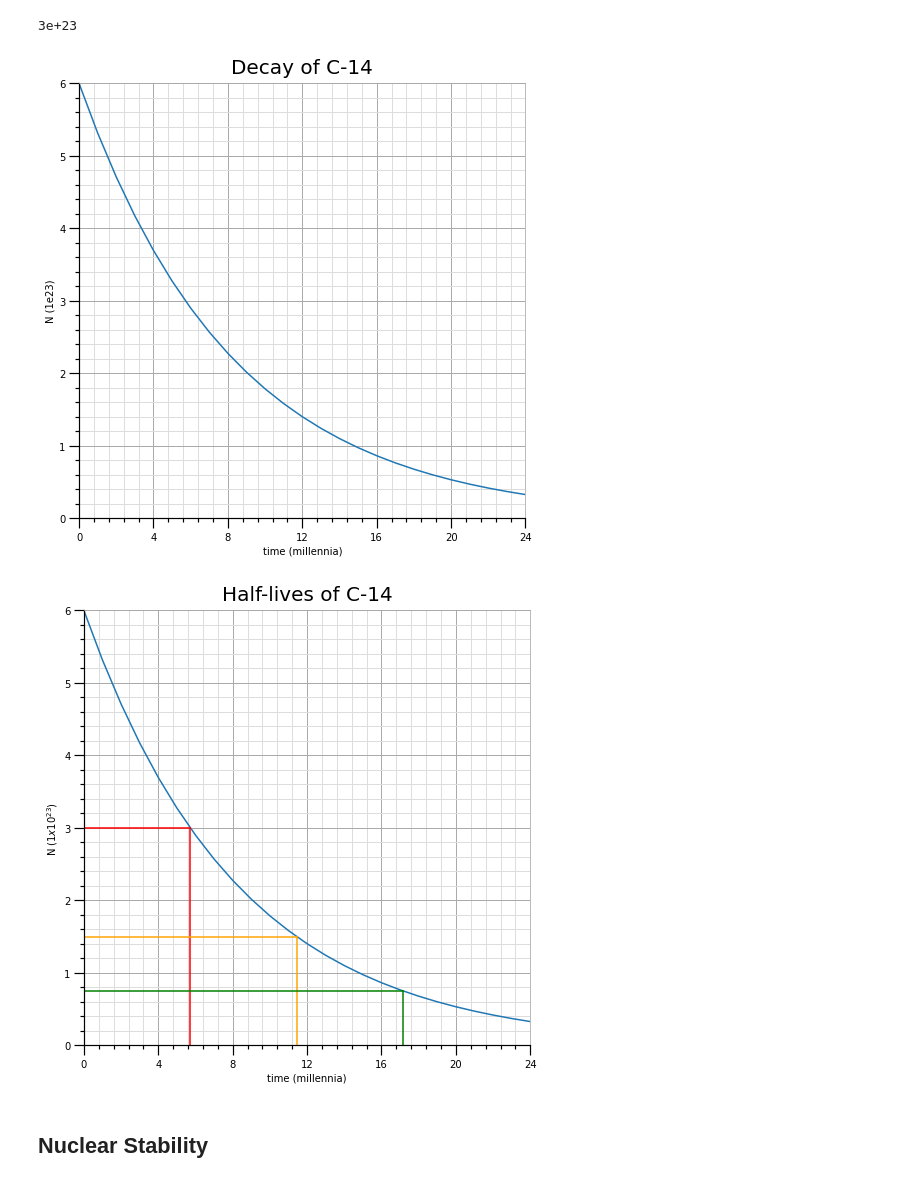
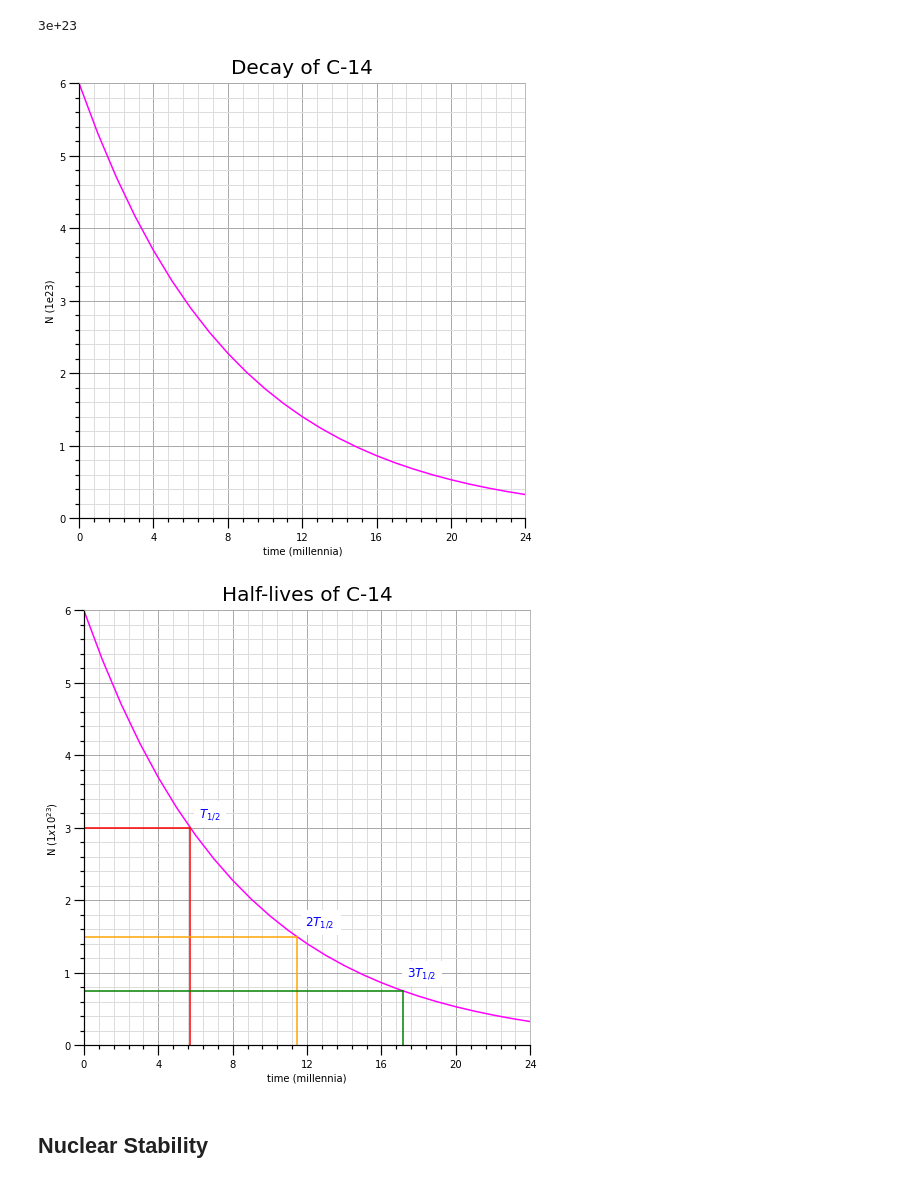
Before and after one commit to alexander-neville/docs, a Jupyter notebook: physics/calculations.ipynb, the cells around one changed output. Saved outputs shown, nothing was run; the diff lists cells and outputs as text; code cells hidden in the pictures.

Commit message:
several new graphs

```diff
--- a/physics/calculations.ipynb
+++ b/physics/calculations.ipynb
@@ -1,14 +1,20 @@
 # %% [markdown]
 # Imports
 # %%
+import csv
 import matplotlib
 import matplotlib.pyplot as plt
 from matplotlib.ticker import (MultipleLocator, AutoMinorLocator, FormatStrFormatter)
+import numpy as np
 import pandas as pd
-import numpy as np
 import math
 import unicodedata
 
 matplotlib.interactive(True)
 plt.ion()
 matplotlib.is_interactive()
+
+
+def text(x, y, text):
+    ax.text(x, y, text, backgroundcolor="white",
+            ha='center', va='top', weight='bold', color='blue', fontsize="large")
@@ -99,10 +103,10 @@ ax.set_ylabel("N (1e23)")
 
 t_vals = np.arange(25) * 1000
 N_vals = [exp_decay(N0, dec_const, i * 365.25 * 24 * 3600) for i in t_vals]
-ax.plot(t_vals, N_vals)
+ax.plot(t_vals, N_vals, color="magenta")
 plt.savefig("./images/c-14_decay.png", facecolor="#ffffff")
 # %% [output]
-[figure, old version]
+[figure, new version]
 # %%
 # setup the plot, add a figure and a set of axis
 f = plt.figure()
@@ -141,35 +145,42 @@ def major_y_tick(y, pos):
 
 ax.xaxis.set_major_locator(MultipleLocator(4000))
 ax.xaxis.set_minor_locator(AutoMinorLocator(5))
 ax.yaxis.set_major_locator(MultipleLocator(1e+23))
 ax.yaxis.set_minor_locator(AutoMinorLocator(5))
 ax.xaxis.set_minor_formatter(minor_x_tick)
 ax.xaxis.set_major_formatter(major_x_tick)
 ax.yaxis.set_minor_formatter(minor_y_tick)
 ax.yaxis.set_major_formatter(major_y_tick)
 
 ax.tick_params(which='minor', width=1.2, length=4, color="#000000")
 ax.tick_params(which='major', width=1.2, length=10, color="#000000")
 ax.grid(which="major", linewidth=1, color='#aaaaaa', linestyle="-")
 ax.grid(which="minor", linewidth=1, color='#dddddd', linestyle="-")
 
 ax.set_title("Half-lives of C-14", fontsize=20, verticalalignment='bottom')
 ax.set_xlabel("time (millennia)")
 ax.set_ylabel("N ($1 x 10^{23}$)")
 
 t_vals = np.arange(25) * 1000
 N_vals = [exp_decay(N0, dec_const, i * 365.25 * 24 * 3600) for i in t_vals]
-ax.plot(t_vals, N_vals)
+ax.plot(t_vals, N_vals, color="magenta")
 ax.plot([0, t_half_yrs], [exp_decay(N0, dec_const, t_half_sec), exp_decay(N0, dec_const, t_half_sec)], color="red")
 ax.plot([t_half_yrs, t_half_yrs], [exp_decay(N0, dec_const, t_half_sec), 0], color="red")
 ax.plot([0, t_half_yrs * 2], [exp_decay(N0, dec_const, t_half_sec) / 2, exp_decay(N0, dec_const, t_half_sec) / 2], color="orange")
 ax.plot([t_half_yrs * 2, t_half_yrs * 2], [exp_decay(N0, dec_const, t_half_sec) / 2, 0], color="orange")
 
 ax.plot([0, t_half_yrs * 3], [exp_decay(N0, dec_const, t_half_sec) / 4, exp_decay(N0, dec_const, t_half_sec) / 4], color="green")
 ax.plot([t_half_yrs * 3, t_half_yrs * 3], [exp_decay(N0, dec_const, t_half_sec) / 4, 0], color="green")
+
+text(6.75e3, 3.3e23, "$T_{1/2}$")
+text(12.7e3, 1.8e23, "$2T_{1/2}$")
+text(18.15e3, 1.1e23, "$3T_{1/2}$")
+
+
+
 plt.savefig("./images/c-14_t_half.png", facecolor="#ffffff")
 # %% [output]
-[figure, old version]
+[figure, new version]
 # %% [markdown]
 ## Nuclear Stability
 # %%
```
Also changed, not shown: parts of 14 cells of this notebook.
